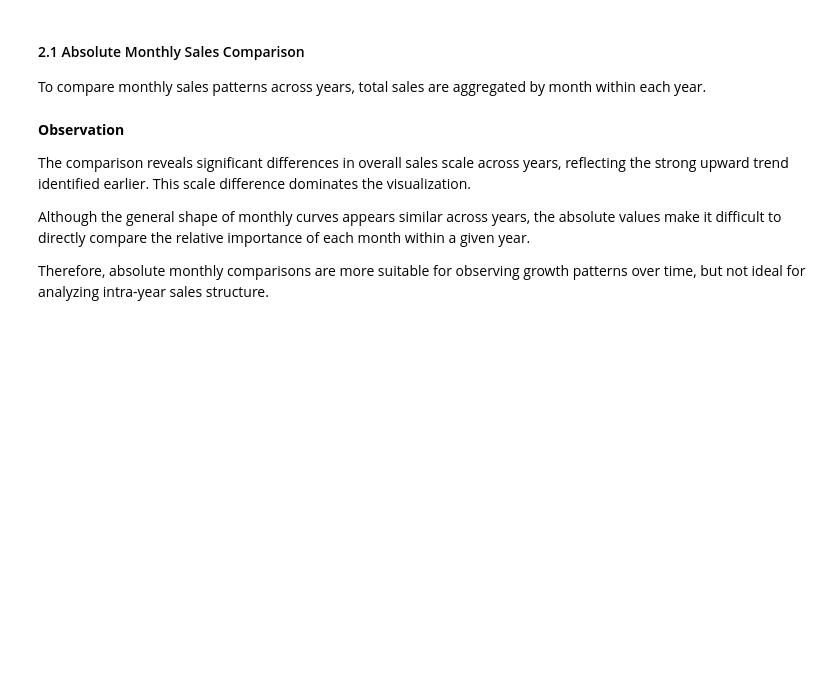
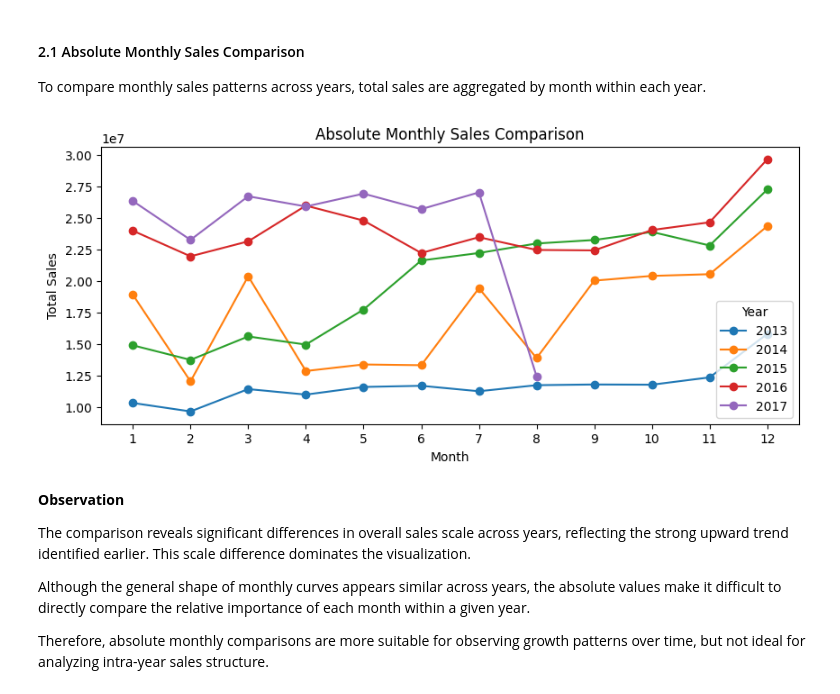
Before and after one commit to YujieChen0228/retail-sales-forecasting-ml, a Jupyter notebook: notebooks/01_eda.ipynb, the cells around one changed output. Drawn from its saved outputs; the diff is of its cells as text; code cells hidden in the pictures; blank space fills up the shorter version.

```diff
--- a/notebooks/01_eda.ipynb
+++ b/notebooks/01_eda.ipynb
@@ -186,22 +188,24 @@ To compare monthly sales patterns across years, total sales are aggregated by mo
 # %%
 df_m=df_dates_v_sales_2.copy()
 df_m["year"]=df_m["date"].dt.year
 df_m["month"]=df_m["date"].dt.month
 df_m=df_m.groupby(["year","month"],as_index=False)["sales"].sum()
 
 fig, ax = plt.subplots(figsize=(10, 4))
 
 for y in sorted(df_m["year"].unique()):
     tmp = df_m[df_m["year"] == y]
     ax.plot(tmp["month"], tmp["sales"], marker="o", label=str(y))
 
 ax.set_xticks(range(1, 13))
 ax.set_xlabel("Month")
 ax.set_ylabel("Total Sales")
-ax.ste_title("Absolute Monthly Sales Comparison")
+ax.set_title("Absolute Monthly Sales Comparison")
 ax.legend(title="Year")
 plt.savefig(Assets/"3.png",dpi=150, bbox_inches="tight")
 plt.show()
+# %% [output]
+[figure, added]
 # %% [markdown]
 **Observation**
 
```
Also changed, not shown: parts of 15 cells of this notebook, 17 other files.
